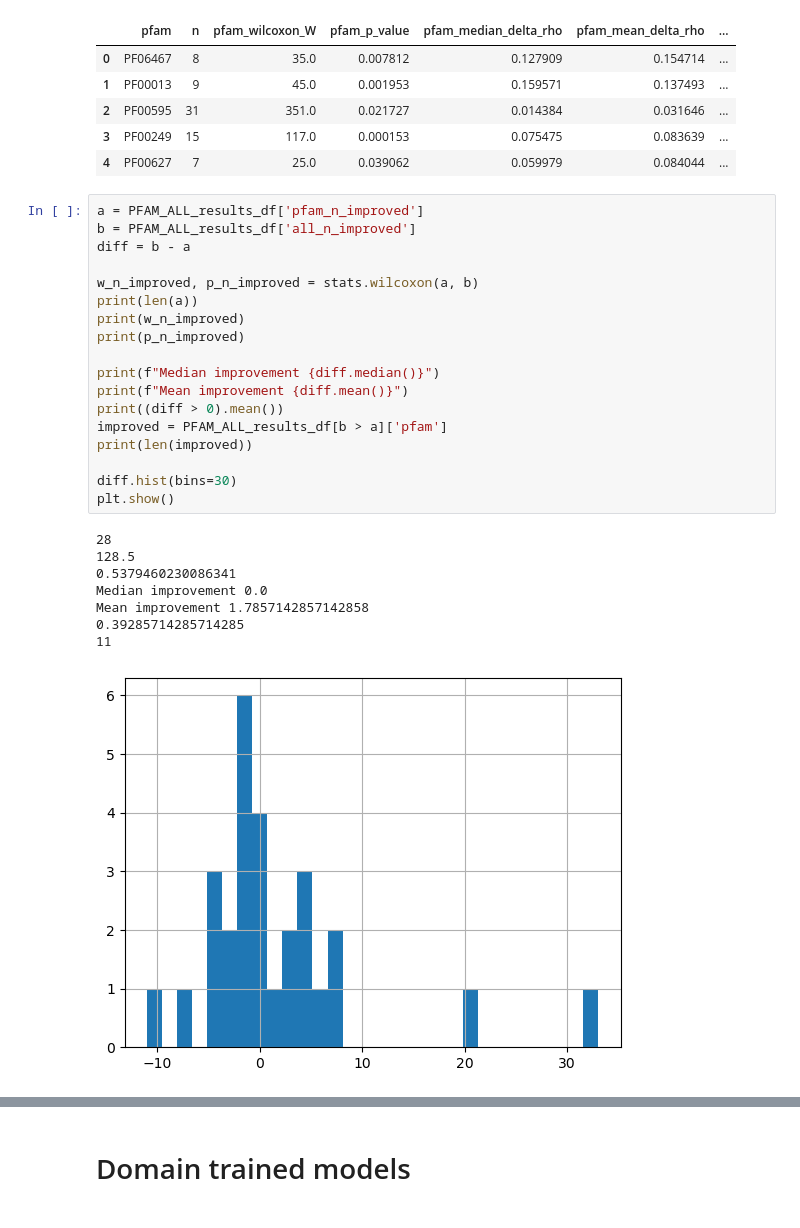
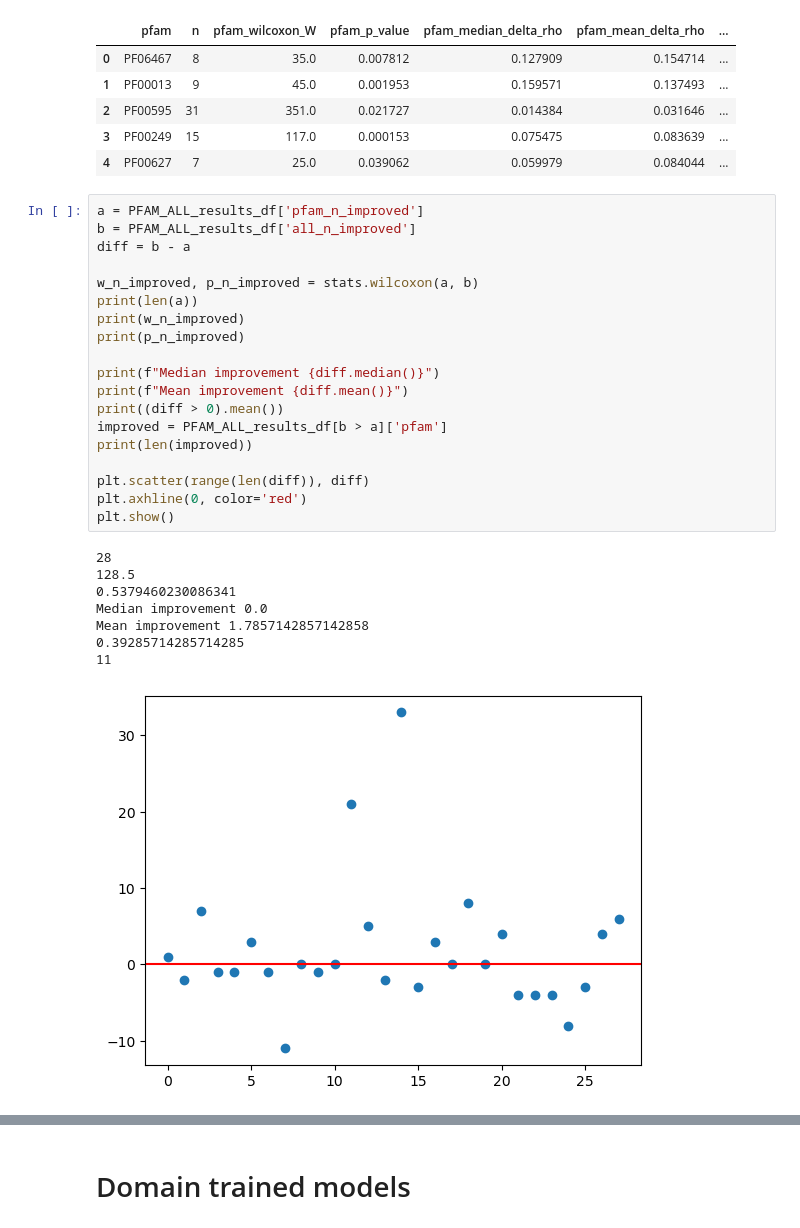
Before and after one commit to Hutch-Johnson/Protein-Language-Models, a Jupyter notebook: ESM2_PFAM_AllModel_stats.ipynb, the cells around one changed output, grey strips where cells are left out. Saved outputs shown, nothing was run; the diff lists cells and outputs as text.

```diff
--- a/ESM2_PFAM_AllModel_stats.ipynb
+++ b/ESM2_PFAM_AllModel_stats.ipynb
@@ -554,27 +554,28 @@ PFAM_ALL_results_df.head()
 # %%
 a = PFAM_ALL_results_df['pfam_n_improved']
 b = PFAM_ALL_results_df['all_n_improved']
 diff = b - a
 
 w_n_improved, p_n_improved = stats.wilcoxon(a, b)
 print(len(a))
 print(w_n_improved)
 print(p_n_improved)
 
 print(f"Median improvement {diff.median()}")
 print(f"Mean improvement {diff.mean()}")
 print((diff > 0).mean())
 improved = PFAM_ALL_results_df[b > a]['pfam']
 print(len(improved))
 
-diff.hist(bins=30)
+plt.scatter(range(len(diff)), diff)
+plt.axhline(0, color='red')
 plt.show()
 # %% [output]
 28
 128.5
 0.5379460230086341
 Median improvement 0.0
 Mean improvement 1.7857142857142858
 0.39285714285714285
 11
-[figure, old version]
+[figure, new version]
```
Also changed, not shown: parts of 2 cells of this notebook.
